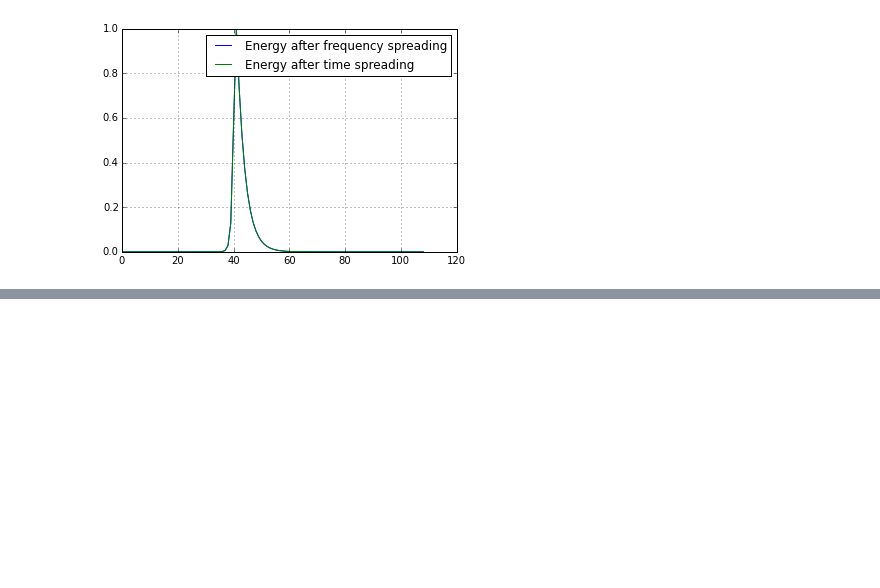
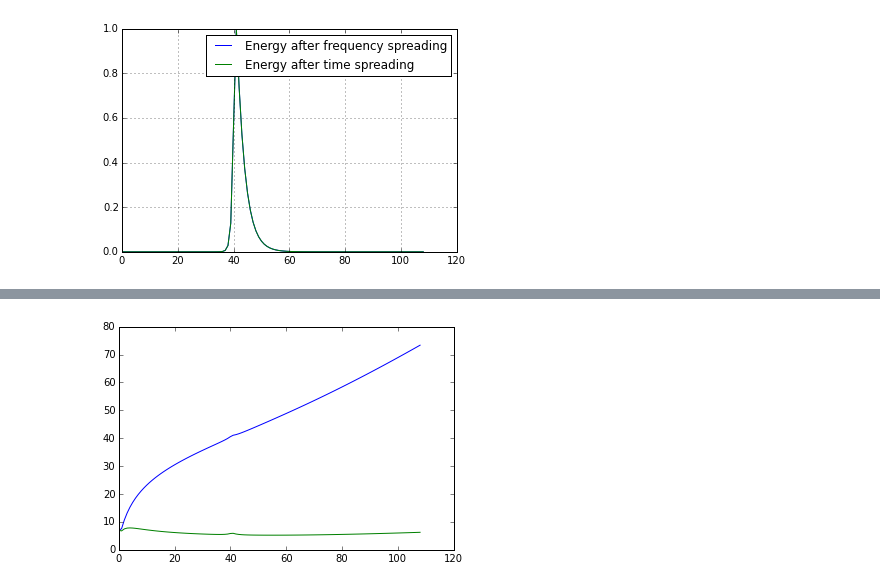
Before and after one commit to stephencwelch/Perceptual-Coding-In-Python, a Jupyter notebook: Explore PEAQ (MC).ipynb, the cells around one changed output, grey strips where cells are left out. Cells and saved outputs as stored; diff of their text form; code cells hidden in the pictures; blank space fills up the shorter version.

```diff
--- a/Explore PEAQ (MC).ipynb
+++ b/Explore PEAQ (MC).ipynb
@@ -1255,6 +1257,7 @@ def PQ_timeSpread(Es, Ef):
         Ef[i] = alpha[i]*Ef[i] + (1-alpha[i])*Es[i]
         Ehs[i] = max(Ef[i],Es[i])
 
+    plot(Ehs)
     return Ehs, Ef
 # %%
 Ef = np.zeros(Nc)
@@ -1271,0 +1342,11 @@ legend(['Energy after frequency spreading', 'Energy after time spreading'])
+# %%
+def PQspreadCB(E):
+    # Spread an excitation vector (pitch pattern) - FFT model
+    # Both E and Es are powers
+
+    Nc = len(E)
+    Bs = PQ_SpreadCB(np.ones(Nc), np.ones(Nc))
+
+    Es = PQ_SpreadCB(E, Bs)
+
+    return Es
@@ -1271,0 +1393,28 @@ legend(['Energy after frequency spreading', 'Energy after time spreading'])
+# %%
+Nc = 109
+NF = 2048
+
+#Test Signal
+xT = np.sin(np.arange(0,2048)/5.)
+
+#Reference Signal
+xR = np.cos(np.arange(0,2048)/5.)
+
+# Arbitrary Ef signal - to be used for testing/validation
+Ef = linspace(0, 1000, Nc)
+# %%
+# Windowed DFT
+X2 = np.zeros((2,NF/2+1))
+X2[0,:] = PQDFTFrame(xR)
+X2[1,:] = PQDFTFrame(xT)
+
+# Critical band grouping and frequency spreading
+EbN, Es = PQ_excitCB(X2)
+
+# Time domain smoothing => "Excitation patterns"
+Ehs = np.zeros((2,Nc))
+Ef_out = np.zeros((2,Nc))
+Ehs[0,:], Ef_out[0,:] = PQ_timeSpread(Es[0,:], Ef)
+Ehs[1,:], Ef_out[1,:] = PQ_timeSpread(Es[1,:], Ef)
+# %% [output]
+[figure, added]
```
Also changed, not shown: parts of 22 cells of this notebook.
